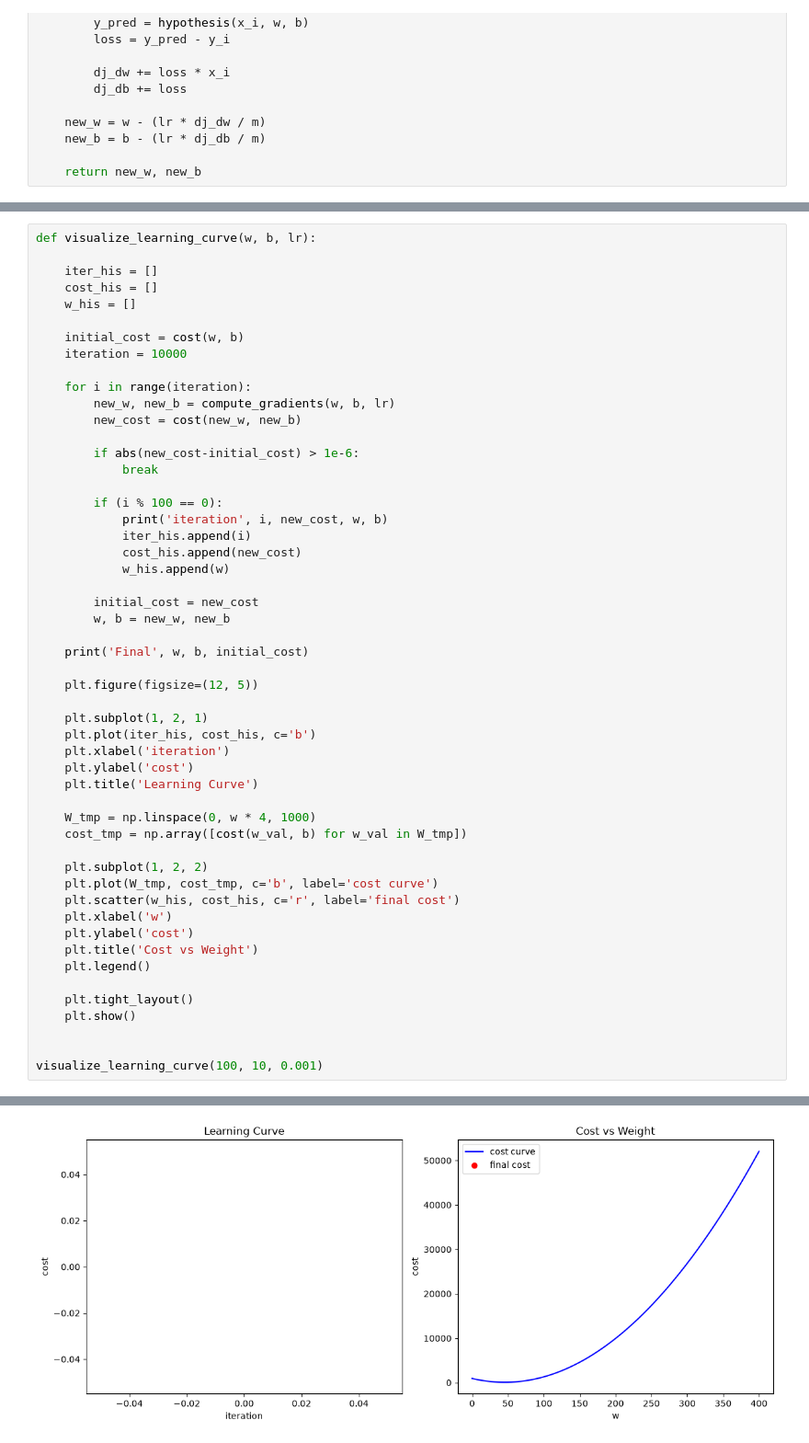
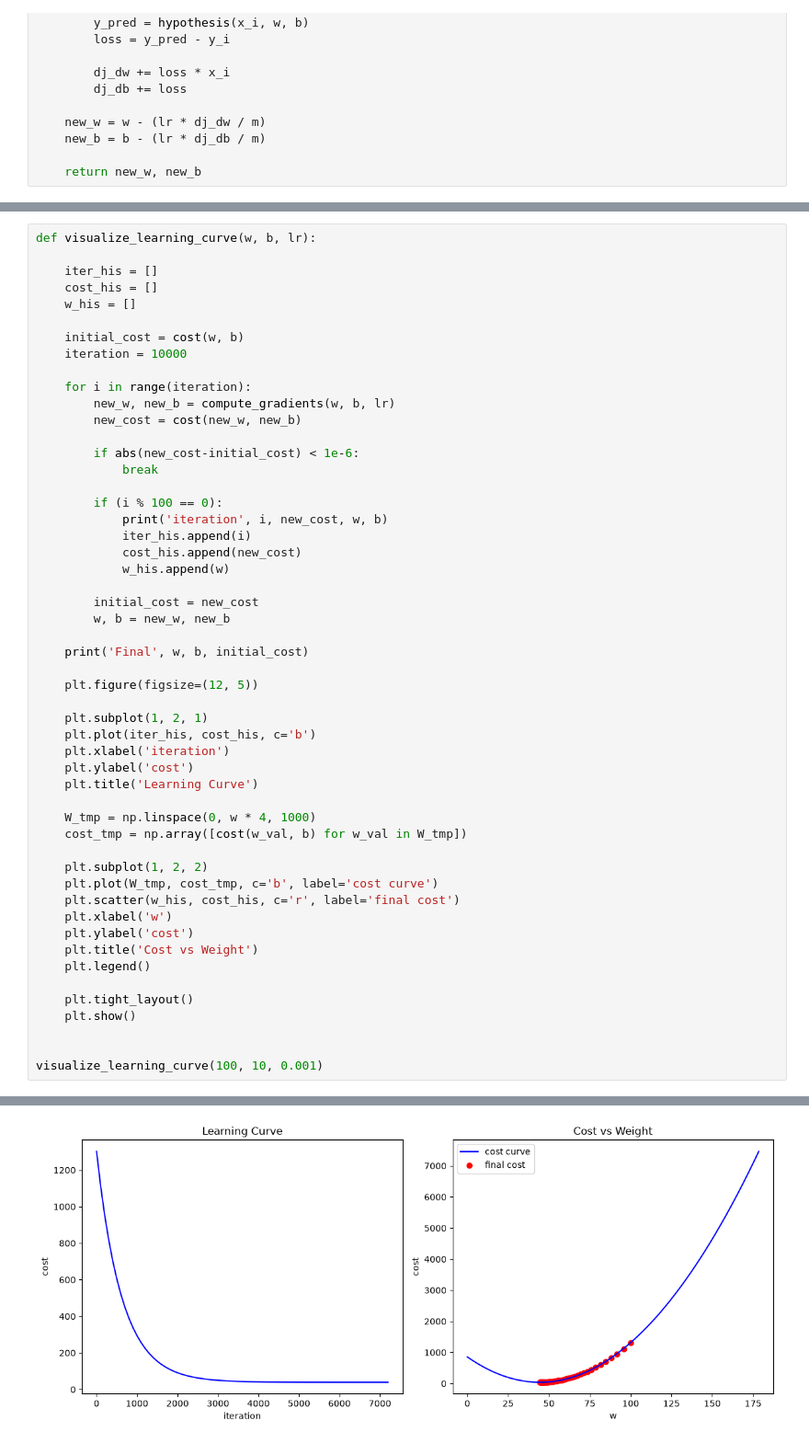
Before and after one commit to mohithkesavan/DeepLearning-AI, a Jupyter notebook: univariate_linear_regression.ipynb, the cells around one changed output, grey strips where cells are left out. Shown at 92% size. Saved outputs shown, nothing was run; the diff lists cells and outputs as text.

```diff
--- a/univariate_linear_regression.ipynb
+++ b/univariate_linear_regression.ipynb
@@ -134,7 +97,7 @@ def visualize_learning_curve(w, b, lr):
         new_w, new_b = compute_gradients(w, b, lr)
         new_cost = cost(new_w, new_b)
 
-        if abs(new_cost-initial_cost) > 1e-6:
+        if abs(new_cost-initial_cost) < 1e-6:
             break
 
         if (i % 100 == 0):
@@ -177 +156 @@ Final 100 10 1304.119
-[figure, old version]
+[figure, new version]
```
Also changed, not shown: parts of 4 cells of this notebook, 1 other file.
